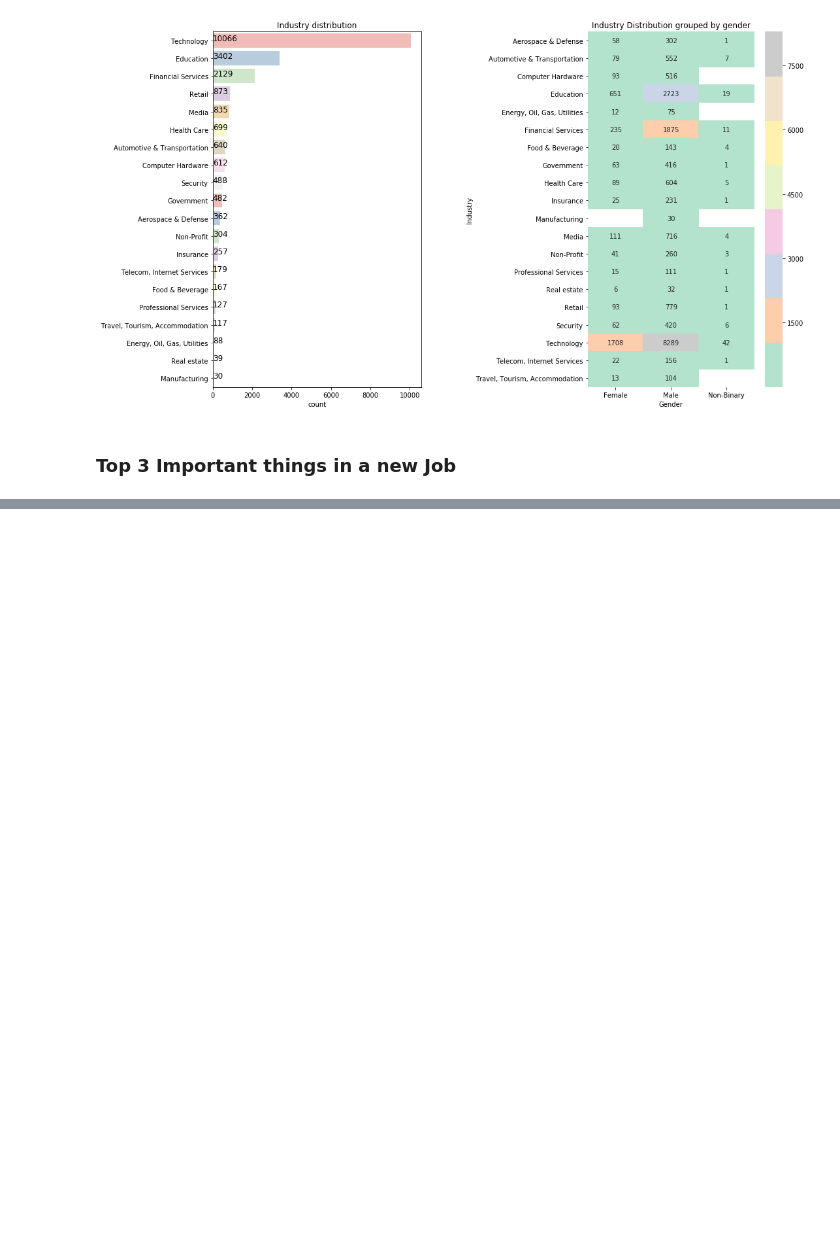
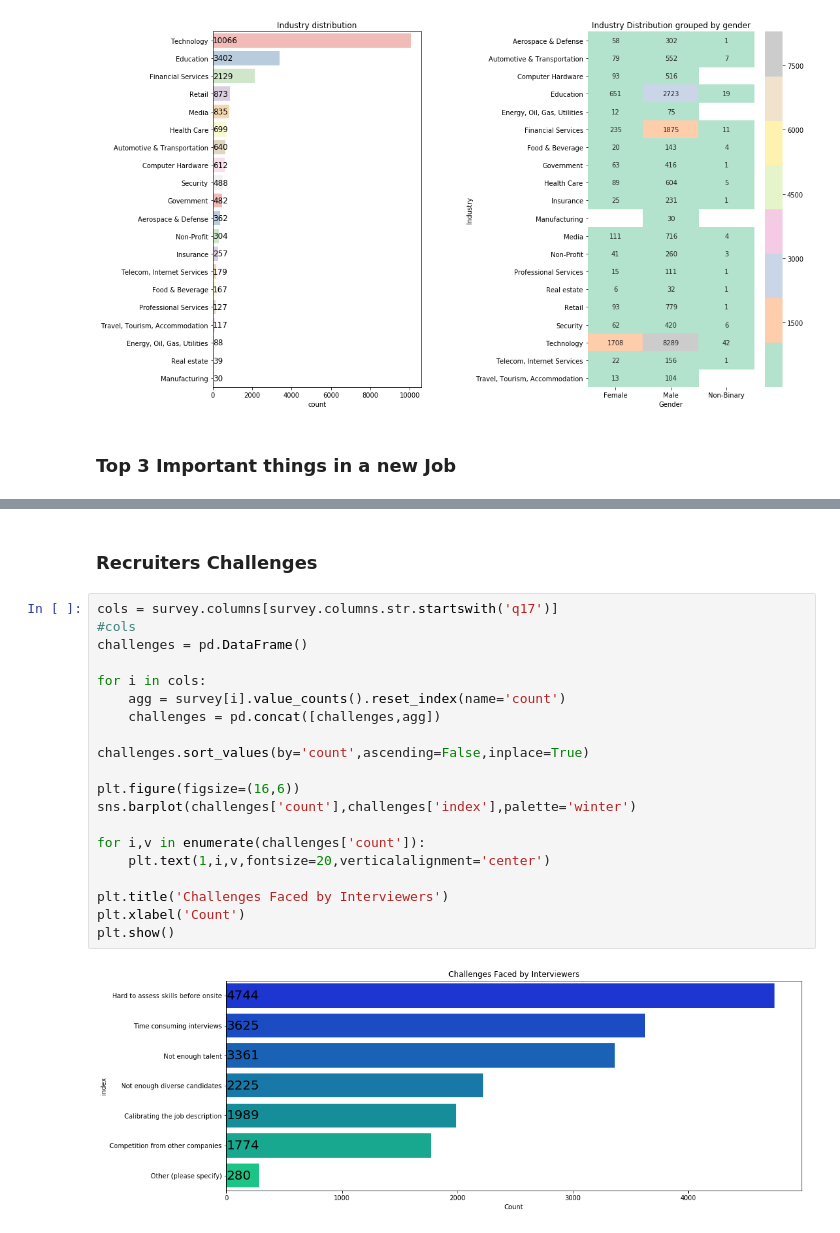
Before and after one commit to bipin2295/Developer-Survey, a Jupyter notebook: HackerrankAnalysis.ipynb, the cells around one changed output, grey strips where cells are left out. Drawn from its saved outputs; the diff is of its cells as text; blank space fills up the shorter version.

```diff
--- a/HackerrankAnalysis.ipynb
+++ b/HackerrankAnalysis.ipynb
@@ -477,0 +417,24 @@ plt.show()
+# %% [markdown]
+### Recruiters Challenges
+# %%
+cols = survey.columns[survey.columns.str.startswith('q17')]
+#cols
+challenges = pd.DataFrame()
+
+for i in cols:
+    agg = survey[i].value_counts().reset_index(name='count')
+    challenges = pd.concat([challenges,agg])
+
+challenges.sort_values(by='count',ascending=False,inplace=True)
+
+plt.figure(figsize=(16,6))
+sns.barplot(challenges['count'],challenges['index'],palette='winter')
+
+for i,v in enumerate(challenges['count']):
+    plt.text(1,i,v,fontsize=20,verticalalignment='center')
+
+plt.title('Challenges Faced by Interviewers')
+plt.xlabel('Count')
+plt.show()
+# %% [output]
+[figure, added]
```
Also changed, not shown: parts of 33 cells of this notebook.
